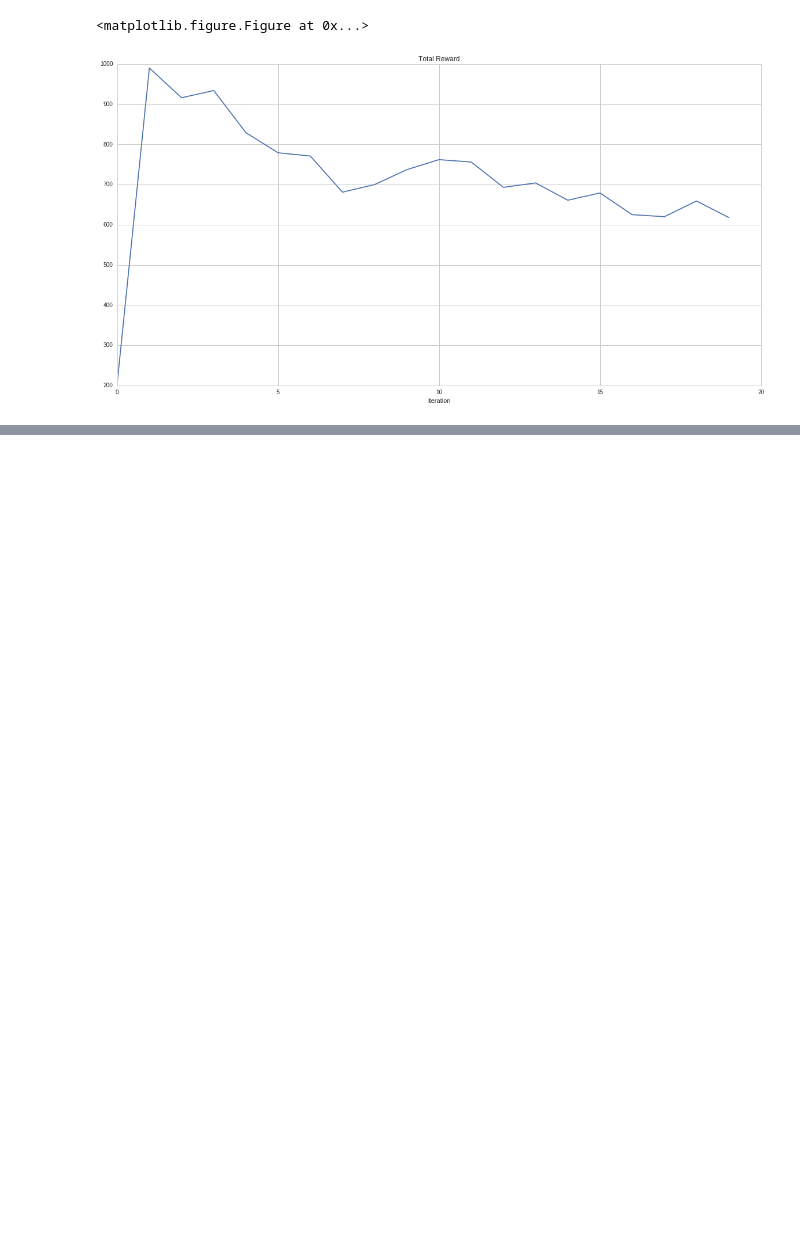
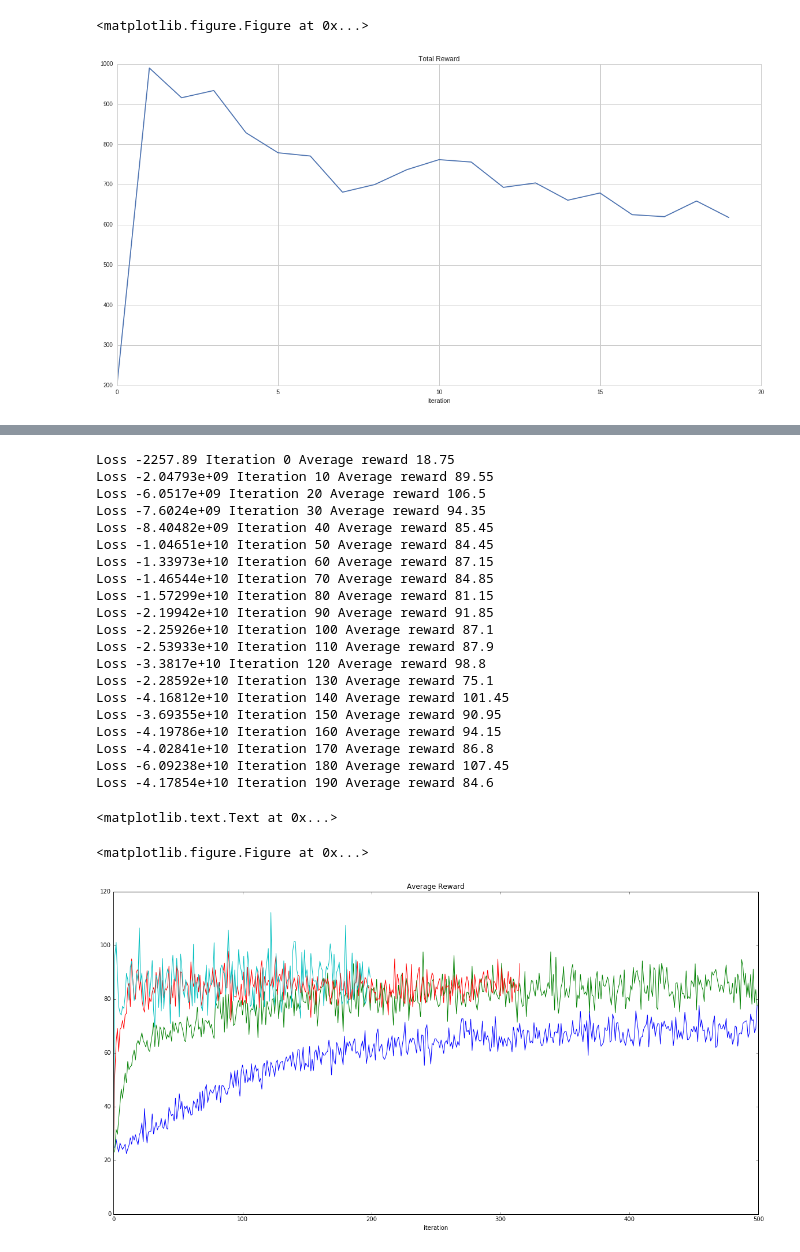
Before and after one commit to girishsk/rlex, a Jupyter notebook: doc/TensorFlow_Tutorial.ipynb, the cells around one changed output, grey strips where cells are left out. Drawn from its saved outputs; the diff is of its cells as text; code cells hidden in the pictures; blank space fills up the shorter version.

```diff
--- a/doc/TensorFlow_Tutorial.ipynb
+++ b/doc/TensorFlow_Tutorial.ipynb
@@ -513,3 +495,37 @@ class ReinforceDiscreteAgent(object):
             return 1
         else:
             return 0
+# %%
+import gym
+import time
+%matplotlib inline
+import matplotlib.pyplot as plt
+from tensorflow.python.framework import ops
+ops.reset_default_graph()
+env = gym.make('CartPole-v0')
+rf = ReinforceDiscreteAgent(env)
+rs4 = []
+for i in range(200):
+    #env = gym.make('CartPole-v0')
+    start_time = time.clock()
+    states,actions,returns,total_reward = rf.collect_trajectories(env,400)
+    #print time.clock() - start_time, "seconds in trajectories"
+    start_time = time.clock()
+    l = rf.learn(None,0.01,states,actions,returns,20)
+    if(i%10 == 0):
+        print "Loss",l, "Iteration",i, "Average reward",total_reward
+    #print time.clock() - start_time, "seconds in RL Learn"
+    states = None
+    actions = None
+    returns = None
+    rs4.append(total_reward)
+    env.close()
+plt.figure(figsize=(20,10))
+f, axarr = plt.subplots(1,figsize=(20,10))
+axarr.plot(rs)
+axarr.plot(rs2)
+axarr.plot(rs3)
+axarr.plot(rs4)
+axarr.set_title('Average Reward')
+axarr.set_xlabel("iteration")
+# %% [output]
@@ -516,3 +533,26 @@ class ReinforceDiscreteAgent(object):
+Loss -2257.89 Iteration 0 Average reward 18.75
+Loss -2.04793e+09 Iteration 10 Average reward 89.55
+Loss -6.0517e+09 Iteration 20 Average reward 106.5
+Loss -7.6024e+09 Iteration 30 Average reward 94.35
+Loss -8.40482e+09 Iteration 40 Average reward 85.45
+Loss -1.04651e+10 Iteration 50 Average reward 84.45
+Loss -1.33973e+10 Iteration 60 Average reward 87.15
+Loss -1.46544e+10 Iteration 70 Average reward 84.85
+Loss -1.57299e+10 Iteration 80 Average reward 81.15
+Loss -2.19942e+10 Iteration 90 Average reward 91.85
+Loss -2.25926e+10 Iteration 100 Average reward 87.1
+Loss -2.53933e+10 Iteration 110 Average reward 87.9
+Loss -3.3817e+10 Iteration 120 Average reward 98.8
+Loss -2.28592e+10 Iteration 130 Average reward 75.1
+Loss -4.16812e+10 Iteration 140 Average reward 101.45
+Loss -3.69355e+10 Iteration 150 Average reward 90.95
+Loss -4.19786e+10 Iteration 160 Average reward 94.15
+Loss -4.02841e+10 Iteration 170 Average reward 86.8
+Loss -6.09238e+10 Iteration 180 Average reward 107.45
+Loss -4.17854e+10 Iteration 190 Average reward 84.6
+<matplotlib.text.Text at 0x...>
+<matplotlib.figure.Figure at 0x...>
+[figure, added]
 # %%
 import gym
 import time
```
Also changed, not shown: parts of 9 cells of this notebook.
